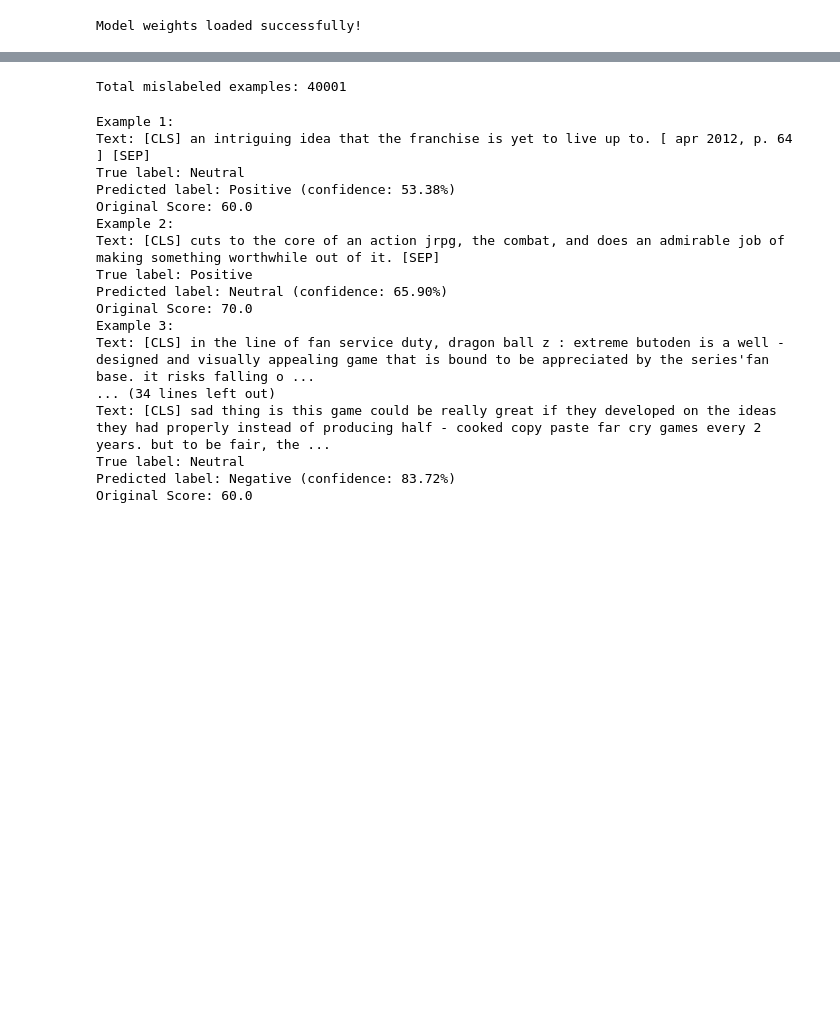
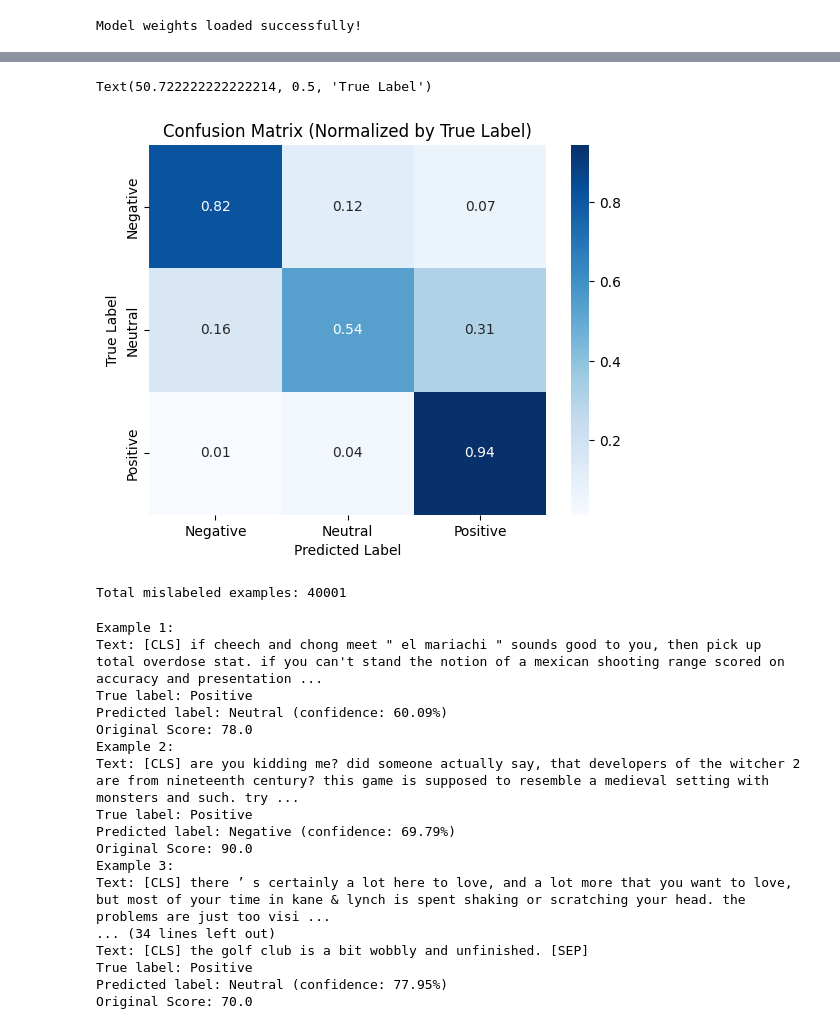
Before and after one commit to nicole-whitlock/video-game-sentiment-analysis, a Jupyter notebook: Evaluation_and_Metrics.ipynb, the cells around one changed output, grey strips where cells are left out. Saved outputs shown, nothing was run; the diff lists cells and outputs as text; code cells hidden in the pictures; blank space fills up the shorter version.

```diff
--- a/Evaluation_and_Metrics.ipynb
+++ b/Evaluation_and_Metrics.ipynb
@@ -116,0 +115,4 @@ sns.heatmap(cm, annot=True, fmt='d', cmap='Blues', xticklabels=['Negative', 'Neu
+# %%
+predicted_classes = np.load(f'{dir}/predicted_classes.npy')
+predictions = np.load(f'{dir}/predictions.npy')
+test_labels = np.load('/content/drive/MyDrive/ML_models/test_labels.npy')
@@ -117,3 +167,13 @@ sns.heatmap(cm, annot=True, fmt='d', cmap='Blues', xticklabels=['Negative', 'Neu
+# %%
+plt.subplot()
+cm_normalized = confusion_matrix(test_labels, predicted_classes, normalize='true')
+sns.heatmap(cm_normalized, annot=True, fmt='.2f', cmap='Blues', xticklabels=class_names, yticklabels=class_names)
+plt.title('Confusion Matrix (Normalized by True Label)')
+plt.xlabel('Predicted Label')
+plt.ylabel('True Label')
+# %% [output]
+Text(50.722222222222214, 0.5, 'True Label')
+[figure, added]
 # %%
 # Look at mislabeled neutral
 # %%
@@ -128,9 +188,11 @@ def decode_text(input_ids):
     # Convert back to text
     return tokenizer.decode(input_ids)
 # %%
+random.shuffle(mislabeled_indices)
+
 num_examples_to_show = min(10, len(mislabeled_indices))
 
-class_names = ['Negative', 'Neutral', 'Positive']
+
 for i in range(num_examples_to_show):
     idx = mislabeled_indices[i]
 
@@ -152,22 +214,22 @@ for i in range(num_examples_to_show):
     print(f"Original Score: {original_score}")
 # %% [output]
 Example 1:
-Text: [CLS] an intriguing idea that the franchise is yet to live up to. [ apr 2012, p. 64 ] [SEP]
-True label: Neutral
-Predicted label: Positive (confidence: 53.38%)
-Original Score: 60.0
+Text: [CLS] if cheech and chong meet " el mariachi " sounds good to you, then pick up total overdose stat. if you can't stand the notion of a mexican shooting range scored on accuracy and presentation ...
+True label: Positive
+Predicted label: Neutral (confidence: 60.09%)
+Original Score: 78.0
 Example 2:
-Text: [CLS] cuts to the core of an action jrpg, the combat, and does an admirable job of making something worthwhile out of it. [SEP]
+Text: [CLS] are you kidding me? did someone actually say, that developers of the witcher 2 are from nineteenth century? this game is supposed to resemble a medieval setting with monsters and such. try ...
 True label: Positive
-Predicted label: Neutral (confidence: 65.90%)
+Predicted label: Negative (confidence: 69.79%)
+Original Score: 90.0
+Example 3:
+Text: [CLS] there ’ s certainly a lot here to love, and a lot more that you want to love, but most of your time in kane & lynch is spent shaking or scratching your head. the problems are just too visi ...
+... (34 lines left out)
+Text: [CLS] the golf club is a bit wobbly and unfinished. [SEP]
+True label: Positive
+Predicted label: Neutral (confidence: 77.95%)
 Original Score: 70.0
-Example 3:
-Text: [CLS] in the line of fan service duty, dragon ball z : extreme butoden is a well - designed and visually appealing game that is bound to be appreciated by the series'fan base. it risks falling o ...
-... (34 lines left out)
-Text: [CLS] sad thing is this game could be really great if they developed on the ideas they had properly instead of producing half - cooked copy paste far cry games every 2 years. but to be fair, the ...
-True label: Neutral
-Predicted label: Negative (confidence: 83.72%)
-Original Score: 60.0
 # %%
 def predict_sentiment(text, model, tokenizer, max_len=128):
 
```
Also changed, not shown: parts of 12 cells of this notebook.
